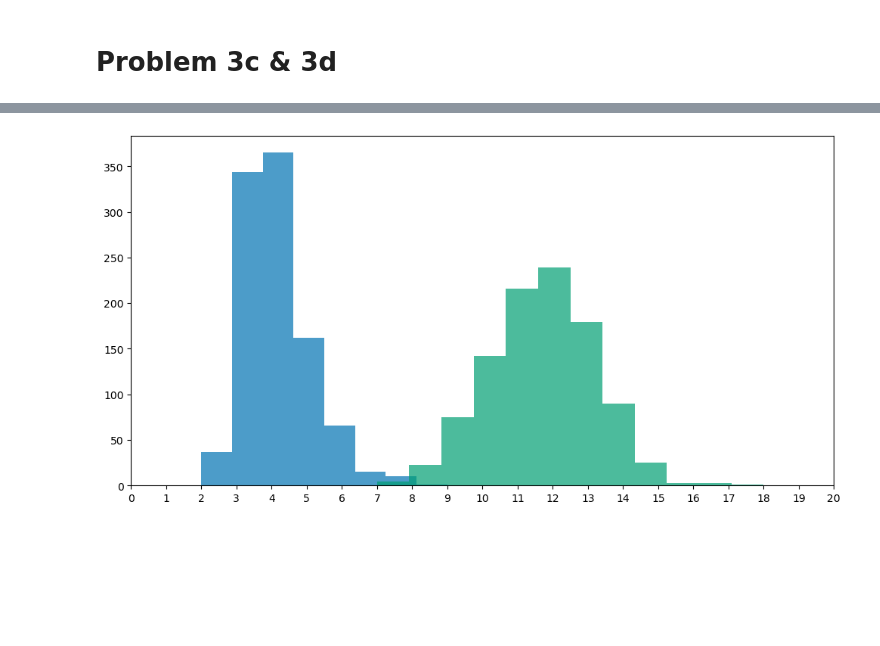
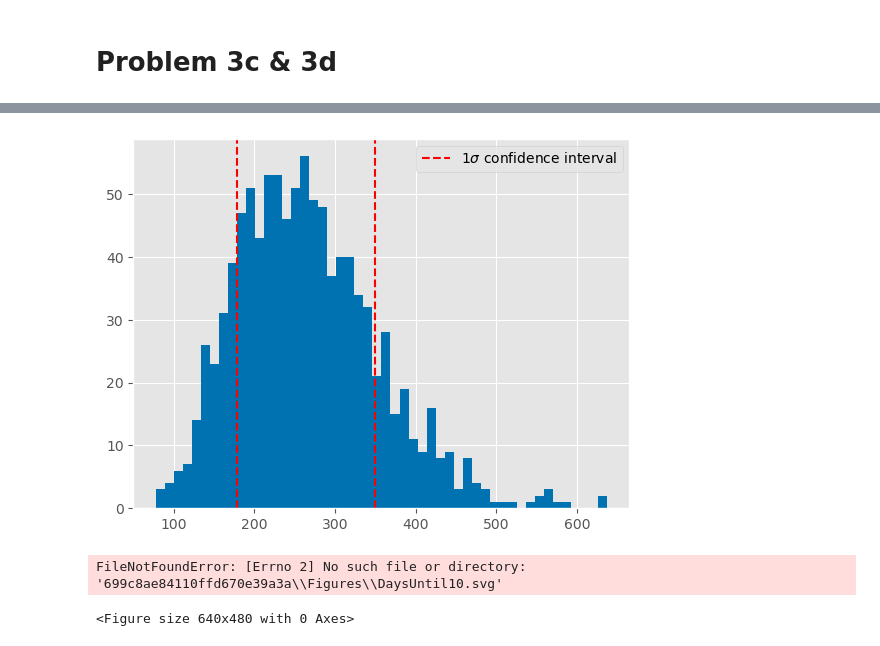
Before and after one commit to Chrillemis/Appstat2Assignment2, a Jupyter notebook: Assignment2.ipynb, the cells around one changed output, grey strips where cells are left out. Saved outputs shown, nothing was run; the diff lists cells and outputs as text; code cells hidden in the pictures; blank space fills up the shorter version.

```diff
--- a/Assignment2.ipynb
+++ b/Assignment2.ipynb
@@ -120,19 +128,21 @@ def CDF(x, mu, sigma, xi):
 mu, sigma, xi = (2980,607.5, -0.26)
 cdf = CDF(test_data, mu, sigma, xi)
 
+
 #plt.hist: density = counts / (sum(counts) * np.diff(bins))
 hist = np.histogram(data['Time'], bins=30)
 counts_sum = hist[0].sum()
 bin_width = np.diff(hist[1])[0]
 
-plt.style.use('seaborn-v0_8-colorblind')
+plt.style.use('ggplot')
 
-plt.plot(test_data, 10*cdf, label='$10\\cdot$CDF')
-plt.hist(data['Time'], bins = 30, label='Data Histogram');
+plt.plot(test_data, 10*cdf, label='$10\\cdot$CDF', color = colors[0])
+plt.hist(data['Time'], bins = 30, label='Data Histogram', color = colors[1]);
 plt.legend()
 plt.xlabel('Time (seconds)')
 plt.ylabel('Frequency');
 # plt.title('Histogram of Time with Fitted (and scaled) PDF')
 print(f"Probability of getting a time faster than fastest time is {CDF(data['Time'].min(), mu, sigma, xi):.4f}")
+plt.savefig("699c8ae84110ffd670e39a3a\\Figures\\CDFhist.svg")
 # %% [output]
 Probability of getting a time faster than fastest time is 0.0218
@@ -238,9 +250,11 @@ for i in range(NR_OF_SIMS):
     #     idx = 200
     distances[i] = np.sum(sim_dists)
 
+plt.style.use('ggplot')
 
-plt.hist(distances, bins=30)
+plt.hist(distances, bins=30, color = colors[0])
 plt.xlim(0, 200)
 plt.xlabel('Total distance walked until reaching the beach [km]')
 plt.ylabel('Frequency');
+plt.savefig("699c8ae84110ffd670e39a3a\\Figures\\DistUntilBeach.svg")
 # %% [output]
@@ -309,29 +372,28 @@ for i in range(NR_OF_RUNS):
+# %%
+NR_OF_RUNS = 1000
+days_until_10_crabs_dead = np.zeros(NR_OF_RUNS)
+
+for i in range(NR_OF_RUNS):
+    crab_arr = [Crab(pos, 1) for pos in start_positions]
+    days_until_10_crabs_dead[i] = crab_fights_until_cond(crab_arr)
 # %%
-fig, axs = plt.subplots(1, figsize = (12, 6))
-axs.hist(max_crab, bins=len(list(set(max_crab))), alpha = 0.7, label = "Maximum mass of crabs")
-axs.set_xlim(0, 20)
-axs.set_xticks(range(21))
+plt.style.use('ggplot')
 
-
-# plt.show()
-axs.hist(num_crabs, bins=len(list(set(num_crabs))), alpha = 0.7, "")
-axs.set_xlim(0, 20)
-# axs.set_xticks(range(21))
-
+plt.hist(days_until_10_crabs_dead[days_until_10_crabs_dead < np.inf], bins=50, color = colors[0])
+sorted_days_until_10_crabs_dead = np.sort(days_until_10_crabs_dead[days_until_10_crabs_dead < np.inf])
+CONFIDENCE_LEVEL = (1 - 0.6827)/2
+lower_conf, upper_conf = (
+    sorted_days_until_10_crabs_dead[int(np.floor(CONFIDENCE_LEVEL * sorted_days_until_10_crabs_dead.shape[0]))],
+    sorted_days_until_10_crabs_dead[int(np.floor((1 - CONFIDENCE_LEVEL) * sorted_days_until_10_crabs_dead.shape[0]))]
+    )
+plt.axvline(lower_conf, color='red', linestyle='dashed', label=f'$1\\sigma$ confidence interval')
+plt.axvline(upper_conf, color='red', linestyle='dashed')
+plt.legend()
 plt.show()
-
-# plt.hist(days_until_10_crabs_dead[days_until_10_crabs_dead < np.inf], bins=50)
-# sorted_days_until_10_crabs_dead = np.sort(days_until_10_crabs_dead[days_until_10_crabs_dead < np.inf])
-# CONFIDENCE_LEVEL = (1 - 0.6827)/2
-# lower_conf, upper_conf = (
-#     sorted_days_until_10_crabs_dead[int(np.floor(CONFIDENCE_LEVEL * sorted_days_until_10_crabs_dead.shape[0]))],
-#     sorted_days_until_10_crabs_dead[int(np.floor((1 - CONFIDENCE_LEVEL) * sorted_days_until_10_crabs_dead.shape[0]))]
-#     )
-# plt.axvline(lower_conf, color='red', linestyle='dashed', label=f'$1\\sigma$ confidence interval')
-# plt.axvline(upper_conf, color='red', linestyle='dashed')
-# plt.legend()
-# plt.show()
+plt.savefig("699c8ae84110ffd670e39a3a\\Figures\\DaysUntil10.svg")
 # print(f"Amount of runs not getting to 10 dead crabs: {sum(days_until_10_crabs_dead == np.inf)} out of {NR_OF_RUNS}")
-# print(f"Confidence interval for days until 10 crabs are dead: [{int(lower_conf)}, {int(upper_conf)}]")
+print(f"Confidence interval for days until 10 crabs are dead: [{int(lower_conf)}, {int(upper_conf)}]")
 # %% [output]
-[figure, old version]
+[figure, new version]
+FileNotFoundError: [Errno 2] No such file or directory: '699c8ae84110ffd670e39a3a\\Figures\\DaysUntil10.svg'
+<Figure size 640x480 with 0 Axes>
```
Also changed, not shown: parts of 16 cells of this notebook.
